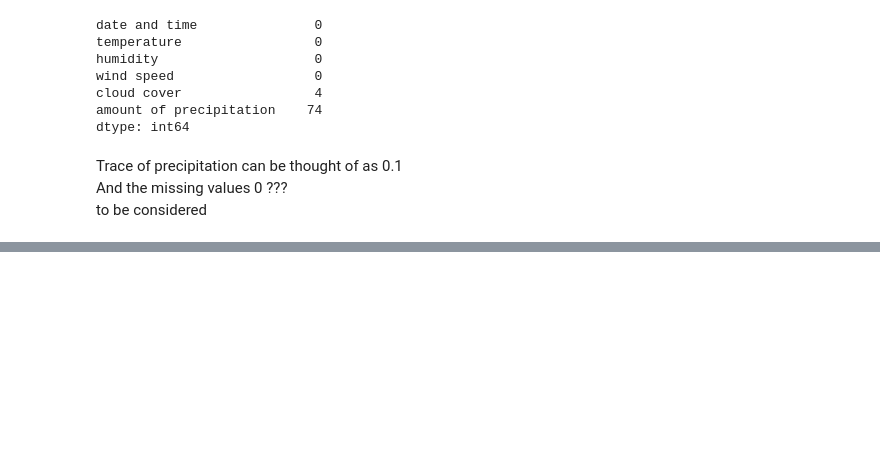
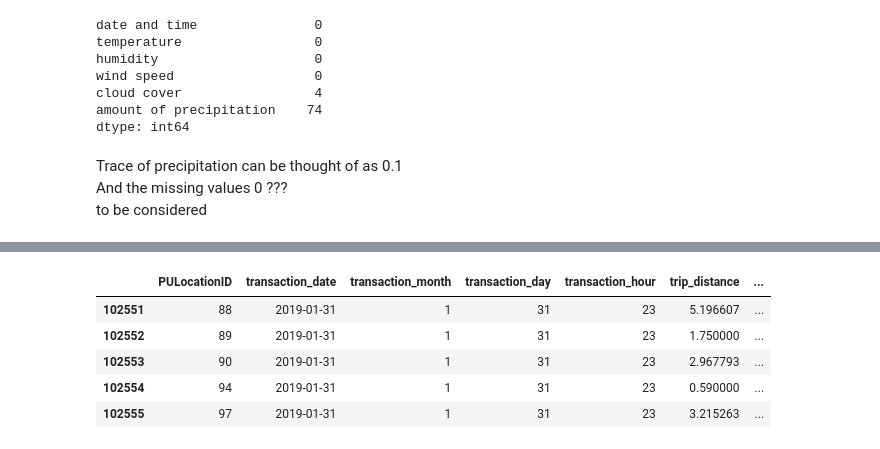
Before and after one commit to getpeped/Projects, a Jupyter notebook: yellow_taxi_trip_records/module3.ipynb, the cells around one changed output, grey strips where cells are left out. Saved outputs shown, nothing was run; the diff lists cells and outputs as text; code cells hidden in the pictures; blank space fills up the shorter version.

```diff
--- a/yellow_taxi_trip_records/module3.ipynb
+++ b/yellow_taxi_trip_records/module3.ipynb
@@ -352,0 +431,13 @@ data_with_new_features.head()
+# %%
+# before filling in the missing values it is necessary to sort the data by date and hour
+data_with_new_features = data_with_new_features.sort_values(by=['transaction_date', 'transaction_hour']).reset_index(drop=True)
+
+data_with_new_features.head()
+data_with_new_features.tail()
+# %% [output]
+|  | PULocationID | transaction_date | transaction_month | transaction_day | transaction_hour | trip_distance | ... |
+| 102551 | 88 | 2019-01-31 | 1 | 31 | 23 | 5.196607 | ... |
+| 102552 | 89 | 2019-01-31 | 1 | 31 | 23 | 1.750000 | ... |
+| 102553 | 90 | 2019-01-31 | 1 | 31 | 23 | 2.967793 | ... |
+| 102554 | 94 | 2019-01-31 | 1 | 31 | 23 | 0.590000 | ... |
+| 102555 | 97 | 2019-01-31 | 1 | 31 | 23 | 3.215263 | ... |
```
Also changed, not shown: parts of 17 cells of this notebook.
